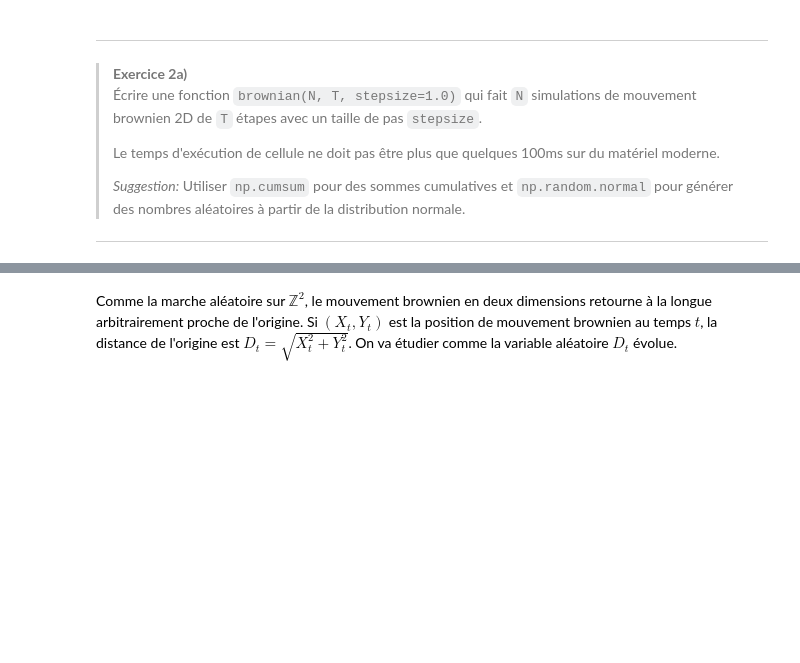
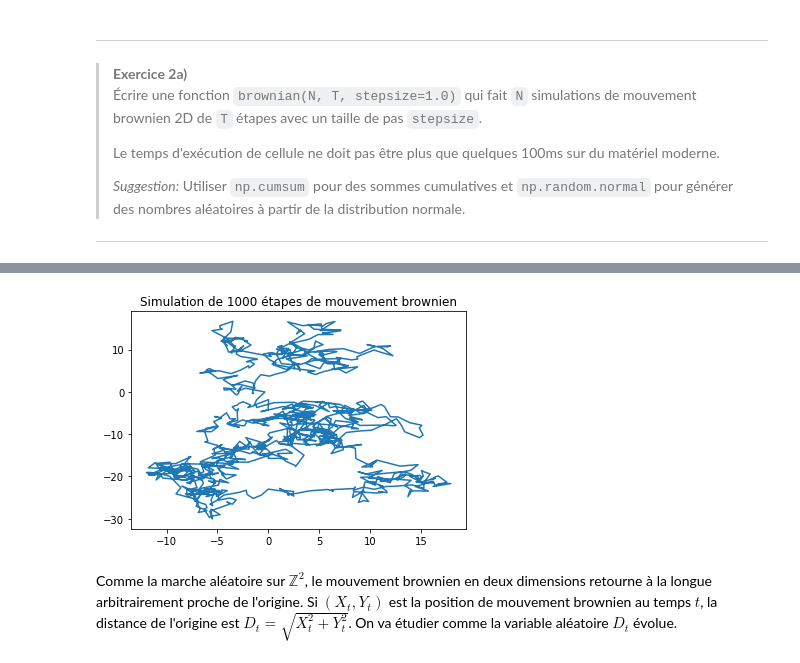
Before and after one commit to RikVoorhaar/probastat2020, a Jupyter notebook: notebooks/programmation2.ipynb, the cells around one changed output, grey strips where cells are left out. Cells and saved outputs as stored; diff of their text form; code cells hidden in the pictures; blank space fills up the shorter version.

```diff
--- a/notebooks/programmation2.ipynb
+++ b/notebooks/programmation2.ipynb
@@ -177,8 +194,10 @@ _____
 def brownian(N, T, stepsize=1.0):
     """Simuler `N` fois du mouvement brownien 2D de `t` étapes avec taille de pas `stepsize`"""
 
-    # INSÉREZ VOTRE CODE ICI
-
+    # BEGIN SOLUTION
+    x = np.cumsum(np.random.normal(scale=stepsize, size=(N,T)), axis=1)
+    y = np.cumsum(np.random.normal(scale=stepsize, size=(N,T)), axis=1)
+    # END SOLUTION
 
     return x,y
 
@@ -186,3 +205,4 @@ def brownian(N, T, stepsize=1.0):
 x,y = brownian(1, 1000, stepsize=1)
 plt.plot(x.reshape(-1),y.reshape(-1))
 plt.title('Simulation de 1000 étapes de mouvement brownien');
+# %% [output]
@@ -189,3 +211,4 @@ plt.title('Simulation de 1000 étapes de mouvement brownien');
+[figure, added]
 # %%
 ### tests AUTOMATIQUES
 x,y = brownian(100, 10000, stepsize=.3)
```
Also changed, not shown: parts of 10 cells of this notebook, 1 other file.
